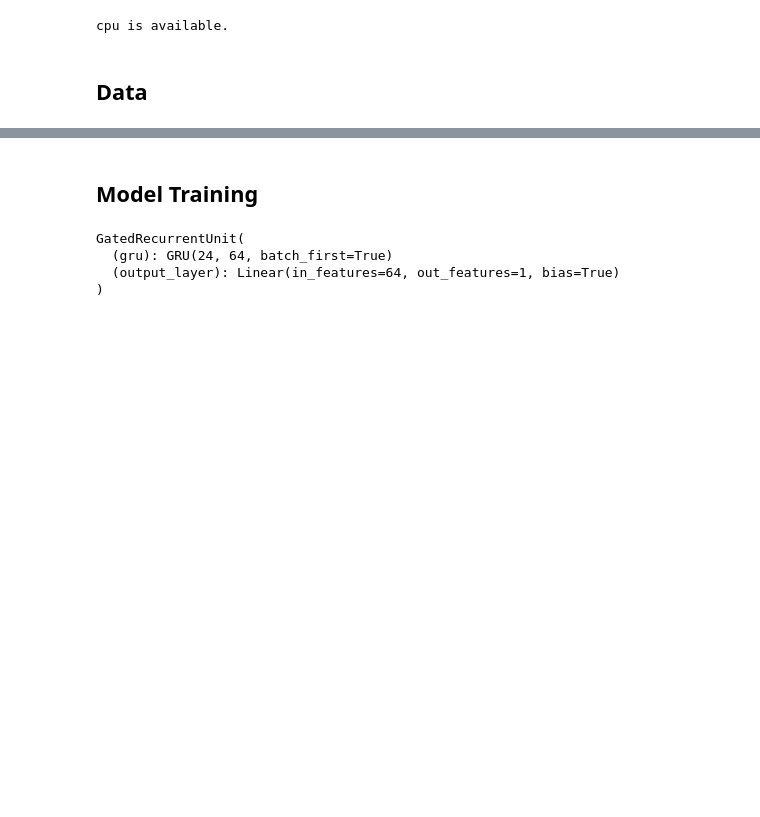
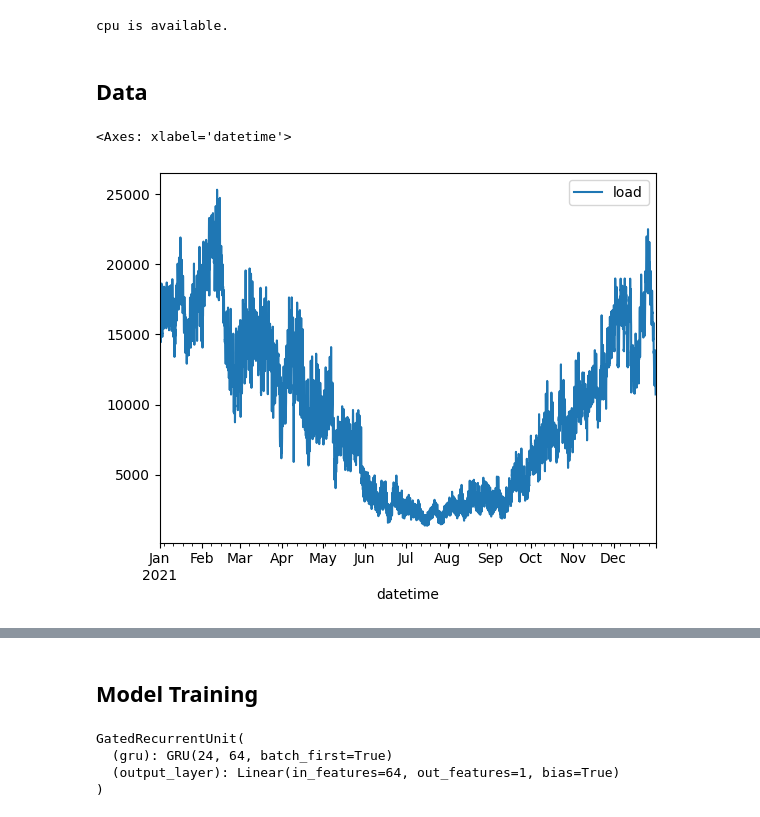
Before and after one commit to nbvanting/ml_kursus, a Jupyter notebook: notebooks/Day 1 - Part 2 - PyTorch Lightning.ipynb, the cells around one changed output, grey strips where cells are left out. Saved outputs shown, nothing was run; the diff lists cells and outputs as text; code cells hidden in the pictures; blank space fills up the shorter version.

```diff
--- a/notebooks/Day 1 - Part 2 - PyTorch Lightning.ipynb
+++ b/notebooks/Day 1 - Part 2 - PyTorch Lightning.ipynb
@@ -52,3 +52,8 @@ load_data = pd.read_csv('../data/electricity_load_data.csv', index_col=['datetim
+# %%
+load_data.plot()
+# %% [output]
+<Axes: xlabel='datetime'>
+[figure, added]
 # %%
 # Generate target and input variables
 dataset = TSDataset(dataframe=load_data, target_variable='load')
```
Also changed, not shown: parts of 6 cells of this notebook, 1 other file.
